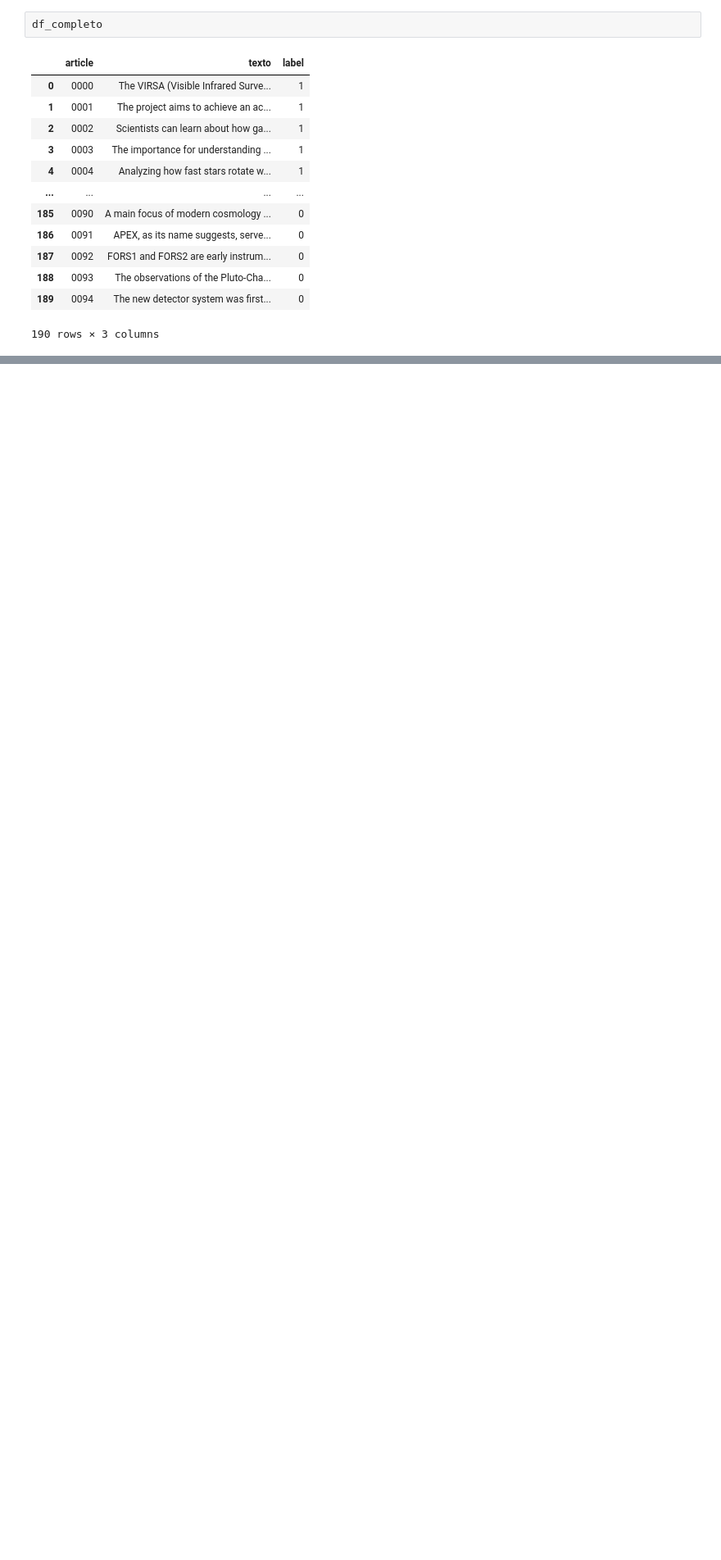
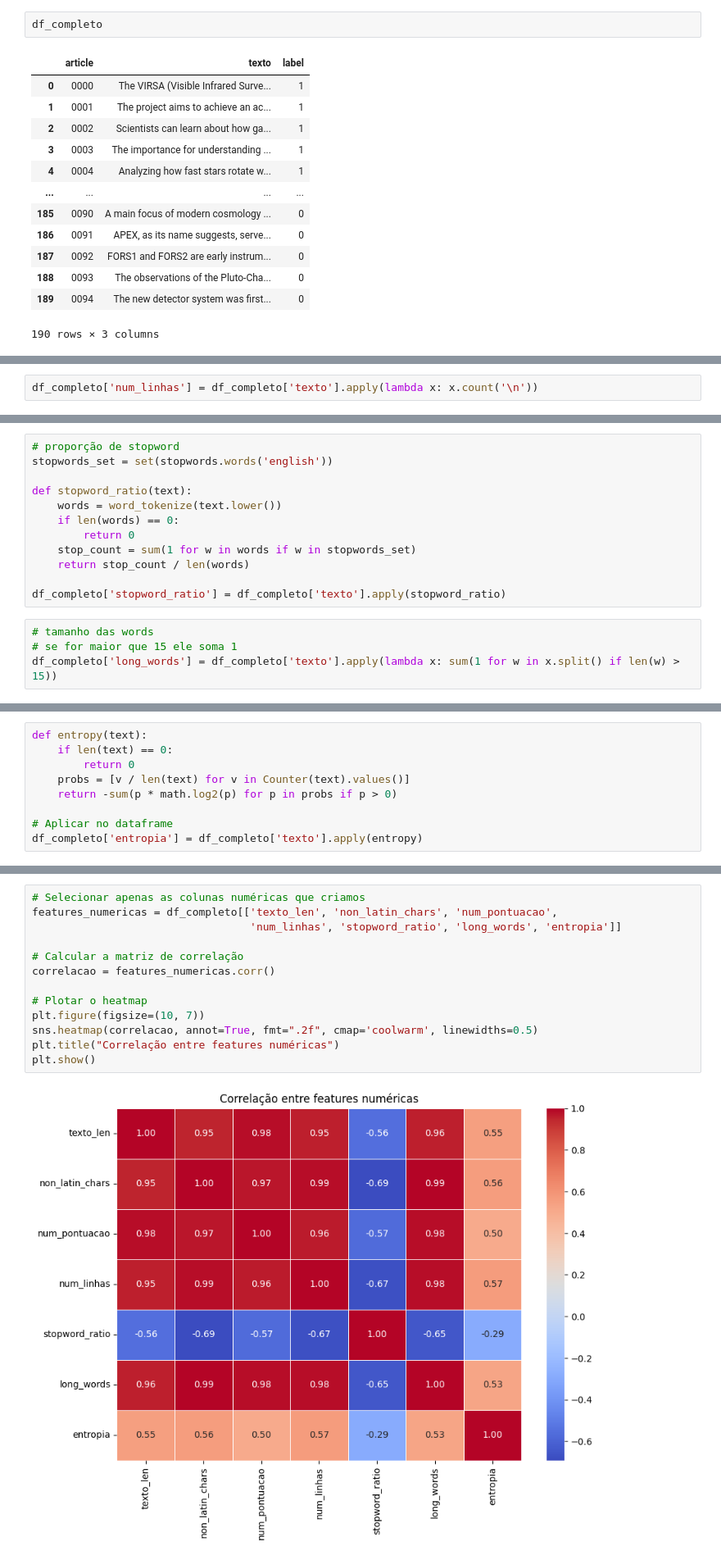
Before and after one commit to LeopoldoZanellato/the_impostor, a Jupyter notebook: explorer.ipynb, the cells around one changed output, grey strips where cells are left out. Shown: that part at 82% size. Drawn from its saved outputs; the diff is of its cells as text; blank space fills up the shorter version.

```diff
--- a/explorer.ipynb
+++ b/explorer.ipynb
@@ -134,0 +282,2 @@ df_completo[df_completo['article']==n_artigo].texto.iloc[1]
+# %%
+df_completo['num_linhas'] = df_completo['texto'].apply(lambda x: x.count('\n'))
@@ -134,0 +307,16 @@ df_completo[df_completo['article']==n_artigo].texto.iloc[1]
+# %%
+# proporção de stopword
+stopwords_set = set(stopwords.words('english'))
+
+def stopword_ratio(text):
+    words = word_tokenize(text.lower())
+    if len(words) == 0:
+        return 0
+    stop_count = sum(1 for w in words if w in stopwords_set)
+    return stop_count / len(words)
+
+df_completo['stopword_ratio'] = df_completo['texto'].apply(stopword_ratio)
+# %%
+# tamanho das words
+# se for maior que 15 ele soma 1
+df_completo['long_words'] = df_completo['texto'].apply(lambda x: sum(1 for w in x.split() if len(w) > 15))
@@ -134,0 +346,9 @@ df_completo[df_completo['article']==n_artigo].texto.iloc[1]
+# %%
+def entropy(text):
+    if len(text) == 0:
+        return 0
+    probs = [v / len(text) for v in Counter(text).values()]
+    return -sum(p * math.log2(p) for p in probs if p > 0)
+
+# Aplicar no dataframe
+df_completo['entropia'] = df_completo['texto'].apply(entropy)
@@ -134,0 +378,15 @@ df_completo[df_completo['article']==n_artigo].texto.iloc[1]
+# %%
+# Selecionar apenas as colunas numéricas que criamos
+features_numericas = df_completo[['texto_len', 'non_latin_chars', 'num_pontuacao',
+                                  'num_linhas', 'stopword_ratio', 'long_words', 'entropia']]
+
+# Calcular a matriz de correlação
+correlacao = features_numericas.corr()
+
+# Plotar o heatmap
+plt.figure(figsize=(10, 7))
+sns.heatmap(correlacao, annot=True, fmt=".2f", cmap='coolwarm', linewidths=0.5)
+plt.title("Correlação entre features numéricas")
+plt.show()
+# %% [output]
+[figure, added]
```
Also changed, not shown: parts of 34 cells of this notebook, 1 other file.
